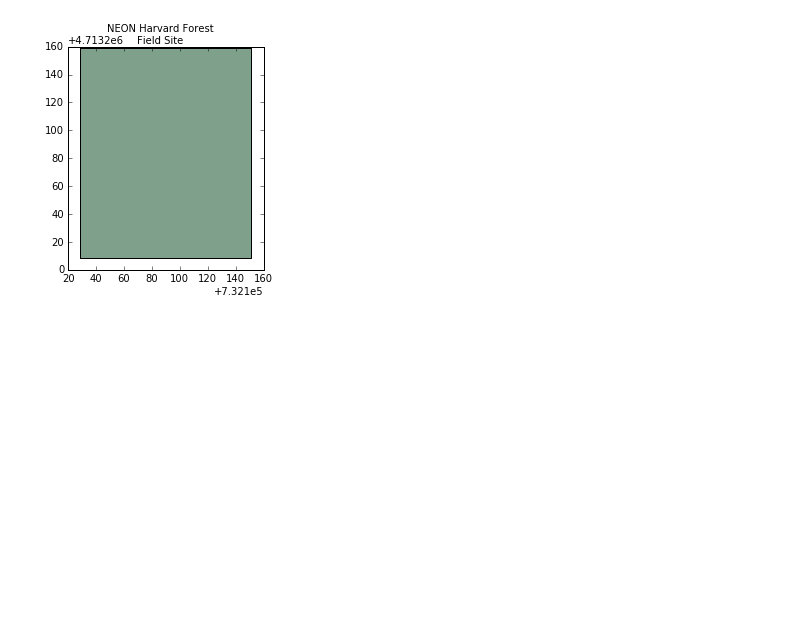
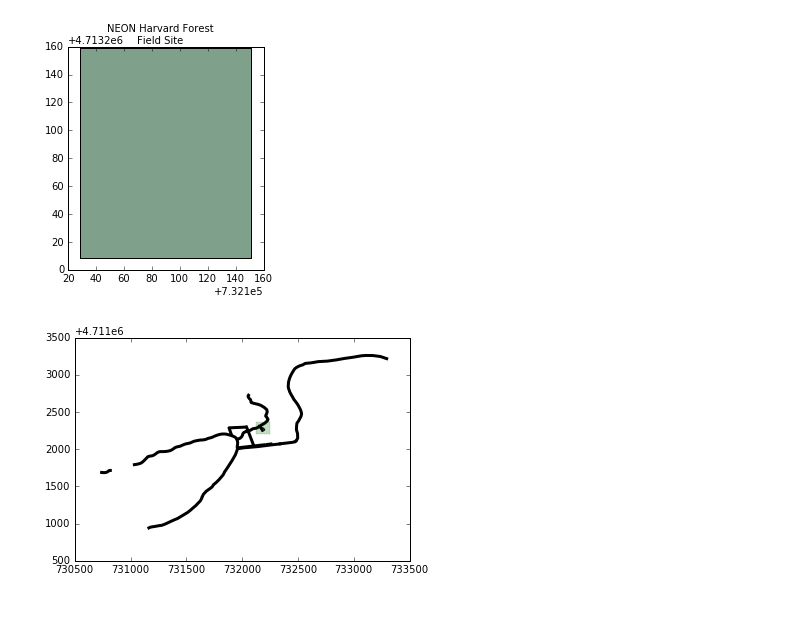
Before and after one commit to jsta/NEON-python-Spatial-Vector, a Jupyter notebook: 00-open-a-shapefile.ipynb, the cells around one changed output. Drawn from its saved outputs; the diff is of its cells as text; code cells hidden in the pictures; blank space fills up the shorter version.

```diff
--- a/00-open-a-shapefile.ipynb
+++ b/00-open-a-shapefile.ipynb
@@ -28,5 +28,20 @@ dtype: object
                                             geometry  id
 0  POLYGON ((732128.016925 4713359.17112, 732251....   1
 [figure]
+# %%
+lines_harv = gpd.read_file('_data-jsta/HARV/HARV_roads.shp')
+points_harv = gpd.read_file('_data-jsta/HARV/HARVtower_UTM18N.shp')
+
+f, ax = plt.subplots(1)
+for poly in poly_harv['geometry']:
+	gpd.plotting.plot_multipolygon(ax, poly, facecolor = 'green', alpha = 0.25, linewidth = 0.1)
+for line in lines_harv['geometry']:
+	gpd.plotting.plot_multilinestring(ax, line, color = 'black', linewidth = 3)
+for point in points_harv['geometry']:
+ 	gpd.plotting.plot_point(ax, point, color = 'purple')
+
+plt.show()
+# %% [output]
+[figure, added]
 # %% [markdown]
 #
```
Also changed, not shown: parts of 1 cell of this notebook.
